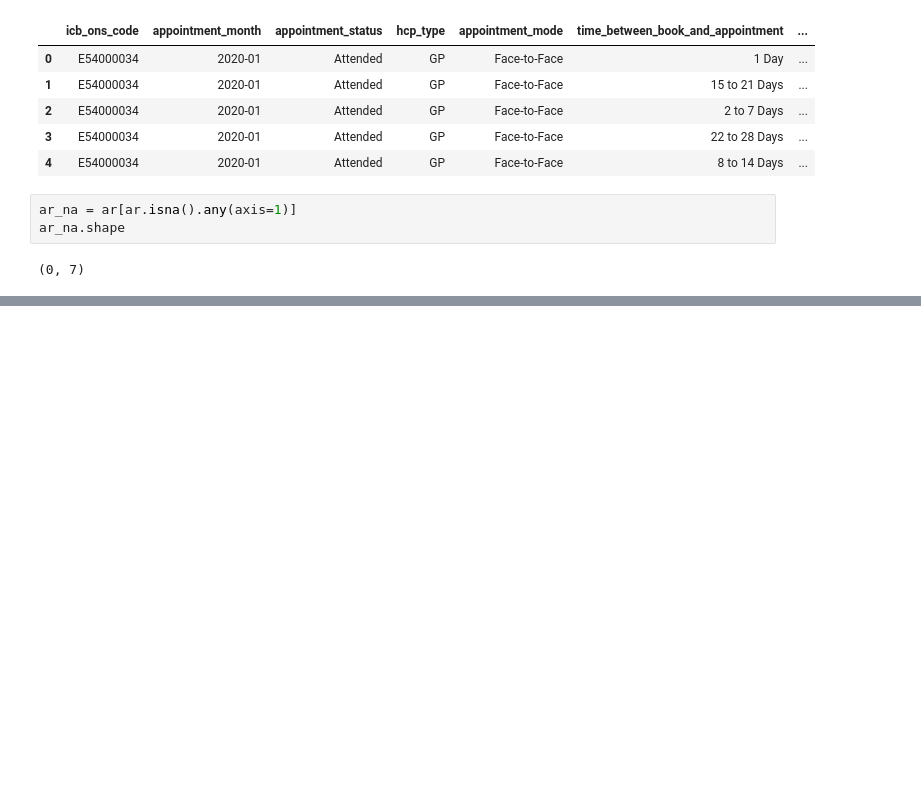
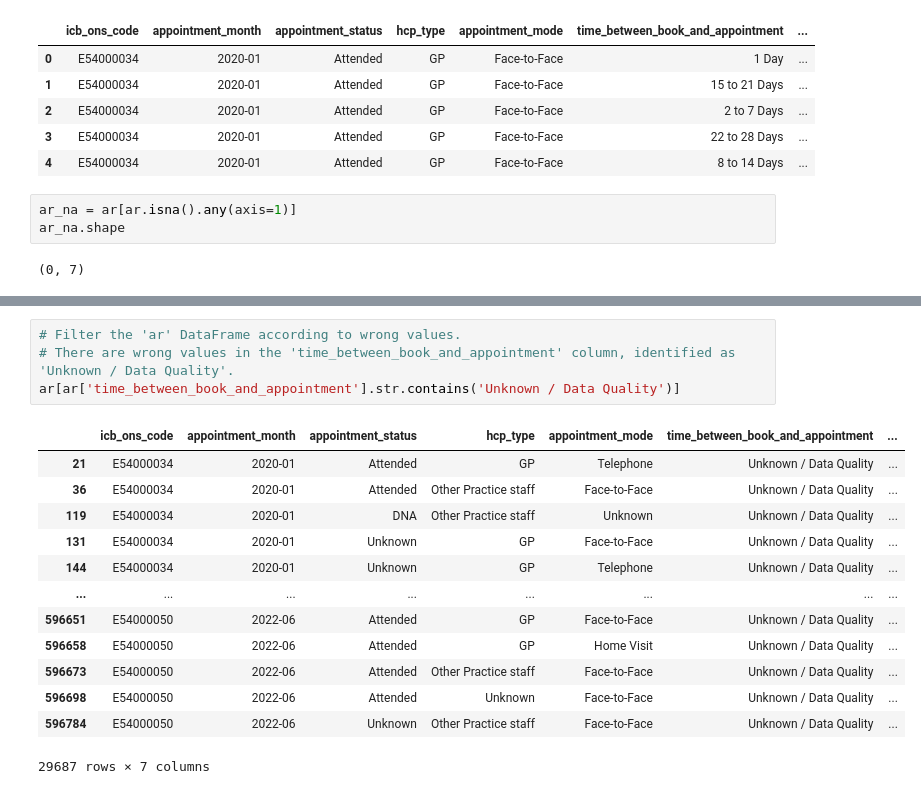
Before and after one commit to crialorob/Alonso_Robles_Cristina_DA201_Assignment, a Jupyter notebook: Alonso_Robles_Cristina_DA201_Assignment Activity 2_Import and explore the data.ipynb, the cells around one changed output, grey strips where cells are left out. Drawn from its saved outputs; the diff is of its cells as text; blank space fills up the shorter version.

```diff
--- a/Alonso_Robles_Cristina_DA201_Assignment Activity 2_Import and explore the data.ipynb
+++ b/Alonso_Robles_Cristina_DA201_Assignment Activity 2_Import and explore the data.ipynb
@@ -245,0 +389,18 @@ ar_na.shape
+# %%
+# Filter the 'ar' DataFrame according to wrong values.
+# There are wrong values in the 'time_between_book_and_appointment' column, identified as 'Unknown / Data Quality'.
+ar[ar['time_between_book_and_appointment'].str.contains('Unknown / Data Quality')]
+# %% [output]
+|  | icb_ons_code | appointment_month | appointment_status | hcp_type | appointment_mode | time_between_book_and_appointment | ... |
+| 21 | E54000034 | 2020-01 | Attended | GP | Telephone | Unknown / Data Quality | ... |
+| 36 | E54000034 | 2020-01 | Attended | Other Practice staff | Face-to-Face | Unknown / Data Quality | ... |
+| 119 | E54000034 | 2020-01 | DNA | Other Practice staff | Unknown | Unknown / Data Quality | ... |
+| 131 | E54000034 | 2020-01 | Unknown | GP | Face-to-Face | Unknown / Data Quality | ... |
+| 144 | E54000034 | 2020-01 | Unknown | GP | Telephone | Unknown / Data Quality | ... |
+| ... | ... | ... | ... | ... | ... | ... | ... |
+| 596651 | E54000050 | 2022-06 | Attended | GP | Face-to-Face | Unknown / Data Quality | ... |
+| 596658 | E54000050 | 2022-06 | Attended | GP | Home Visit | Unknown / Data Quality | ... |
+| 596673 | E54000050 | 2022-06 | Attended | Other Practice staff | Face-to-Face | Unknown / Data Quality | ... |
+| 596698 | E54000050 | 2022-06 | Attended | Unknown | Face-to-Face | Unknown / Data Quality | ... |
+| 596784 | E54000050 | 2022-06 | Unknown | Other Practice staff | Face-to-Face | Unknown / Data Quality | ... |
+29687 rows × 7 columns
```
Also changed, not shown: parts of 20 cells of this notebook, 1 other file.
